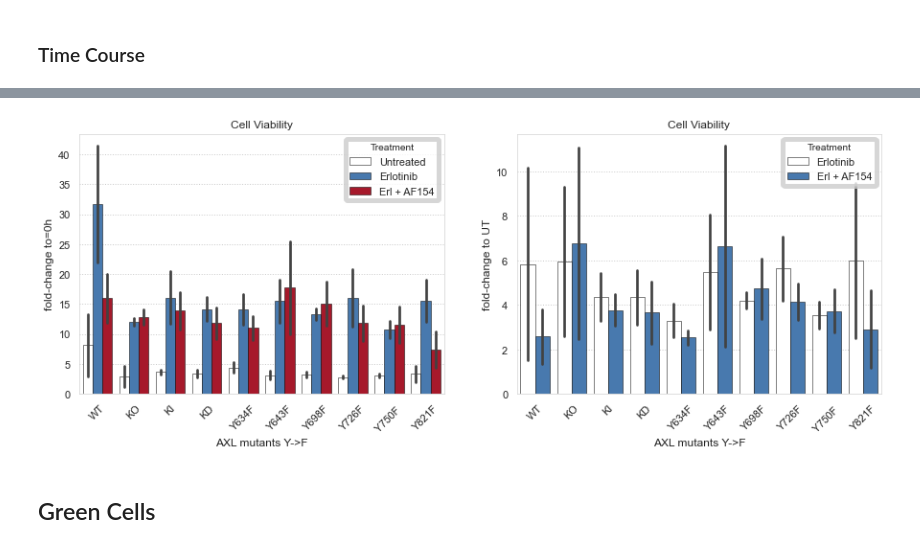
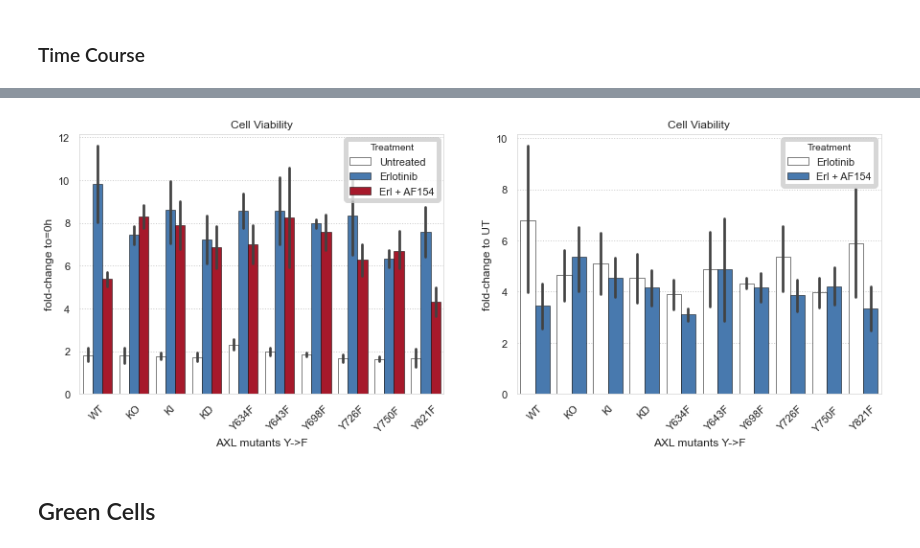
Before and after one commit to meyer-lab/DDMC, a Jupyter notebook: Fig1-CellViability.ipynb, the cells around one changed output, grey strips where cells are left out. Saved outputs shown, nothing was run; the diff lists cells and outputs as text; code cells hidden in the pictures.

```diff
--- a/Fig1-CellViability.ipynb
+++ b/Fig1-CellViability.ipynb
@@ -113,10 +120,10 @@ ftp = 72
 # %%
-ds = [red1, red2, red3, red4]
-ds1 = [red1, red2, red3]
-ds2 = [red2, red3, red4]
-ds3 = [red1, red2, red4]
-ds4 = [red1, red3, red4]
-dsconf = [red1conf, red2conf, red3conf, red4conf]
+dsred = [red1, red2, red3, red4]
+dsred1 = [red1, red2, red3]
+dsred2 = [red2, red3, red4]
+dsred3 = [red1, red2, red4]
+dsred4 = [red1, red3, red4]
+dsconfred = [red1conf, red2conf, red3conf, red4conf]
 itp = 24
 ftp = 96
 ylabel = "YOYO+ cell count (" + str(ftp) + "h)"
@@ -133,14 +152,16 @@ plt.tight_layout()
 # %%
 fig, ax = plt.subplots(nrows=1, ncols=2, figsize=(15, 5))
 
-ftp = 96
+ftp = 72
 itp = 24
 
 
-barplot_UtErlAF154(ax[0], lines, ds1, itp, ftp, tr1, tr2, "fold-change to=0h", "Cell Viability", FC=True, colors=c)
-barplotFC_TvsUT(ax[1], ds1, itp, ftp, lines, tr1, tr2, "Cell Viability", FC=True, colors=c)
+barplot_UtErlAF154(ax[0], lines, dsred, itp, ftp, tr1, tr2, "fold-change to=0h", "Cell Viability", FC=True, colors=c)
+barplotFC_TvsUT(ax[1], dsred, itp, ftp, lines, tr1, tr2, "Cell Viability", FC=True, colors=c)
+
+fig.savefig("AXLmutants_deathEndpoint_72.png")
 # %% [output]
-[figure, old version]
+[figure, new version]
 # %% [markdown]
 ## Green Cells
 # %% [markdown]
```
Also changed, not shown: parts of 11 cells of this notebook, 5 other files.
